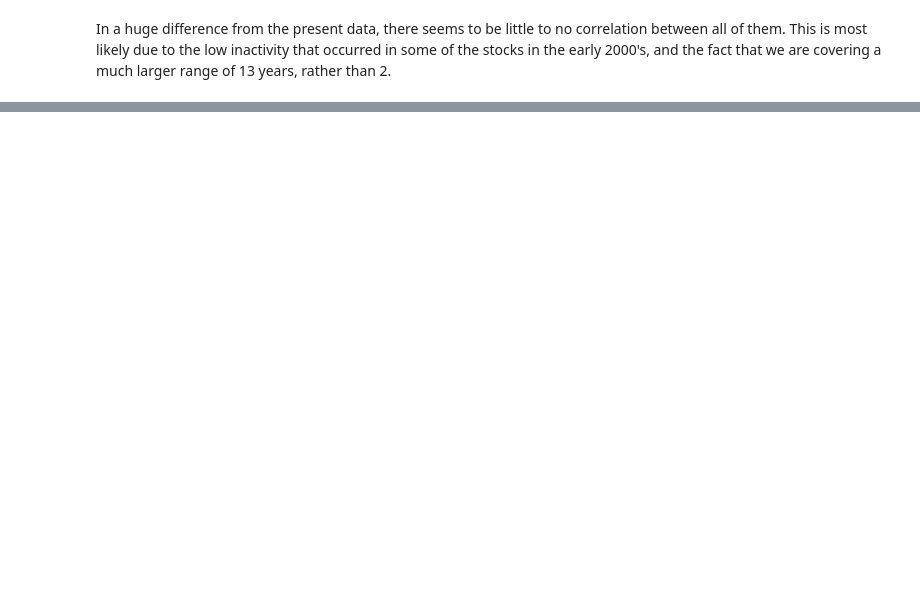
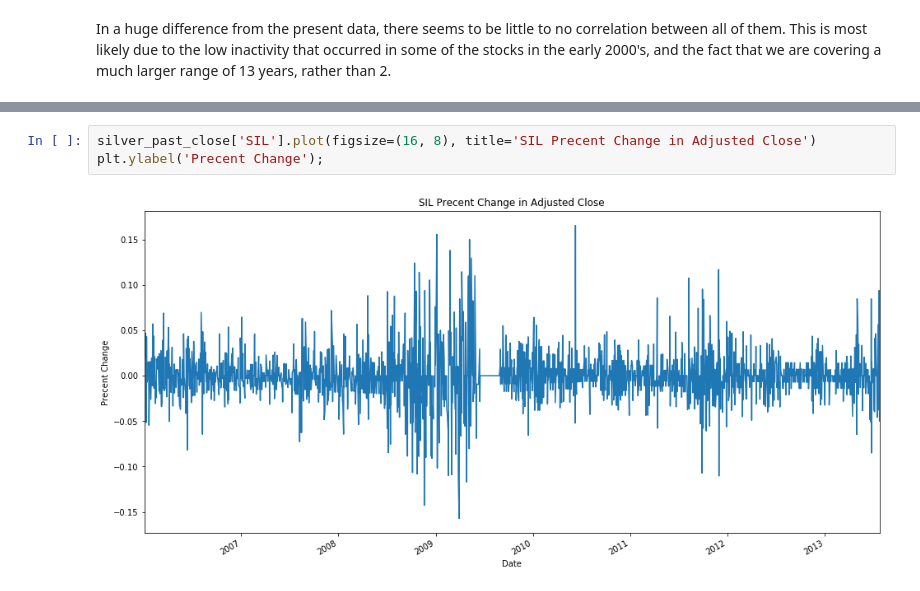
Before and after one commit to Benjamin-Pickers/Stock-Analysis, a Jupyter notebook: Stock analysis/ComparingCanadianSilverStocks.ipynb, the cells around one changed output, grey strips where cells are left out. Drawn from its saved outputs; the diff is of its cells as text; blank space fills up the shorter version.

```diff
--- a/Stock analysis/ComparingCanadianSilverStocks.ipynb
+++ b/Stock analysis/ComparingCanadianSilverStocks.ipynb
@@ -458,0 +471,5 @@ plt.legend();
+# %%
+silver_past_close['SIL'].plot(figsize=(16, 8), title='SIL Precent Change in Adjusted Close')
+plt.ylabel('Precent Change');
+# %% [output]
+[figure, added]
```
Also changed, not shown: parts of 26 cells of this notebook.
